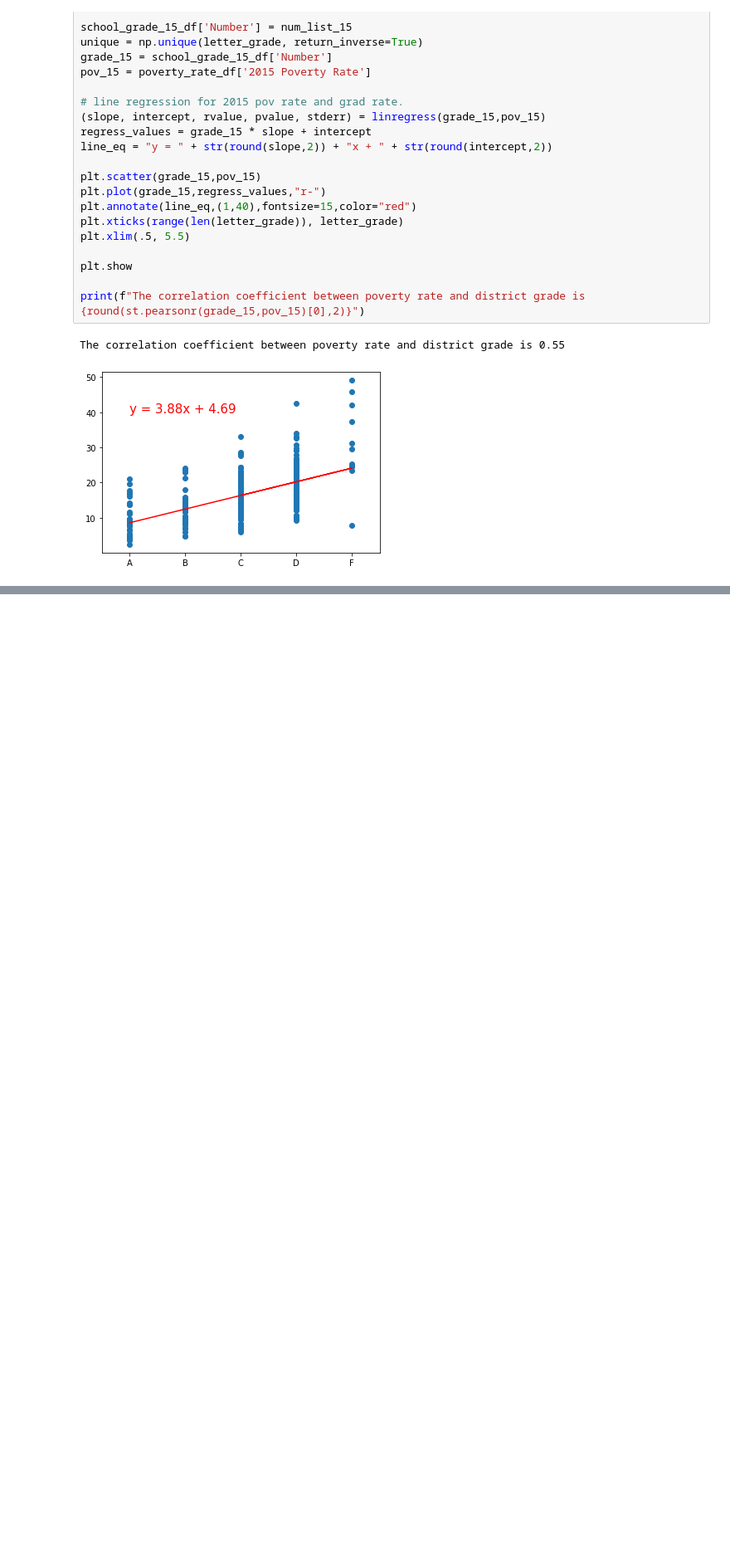
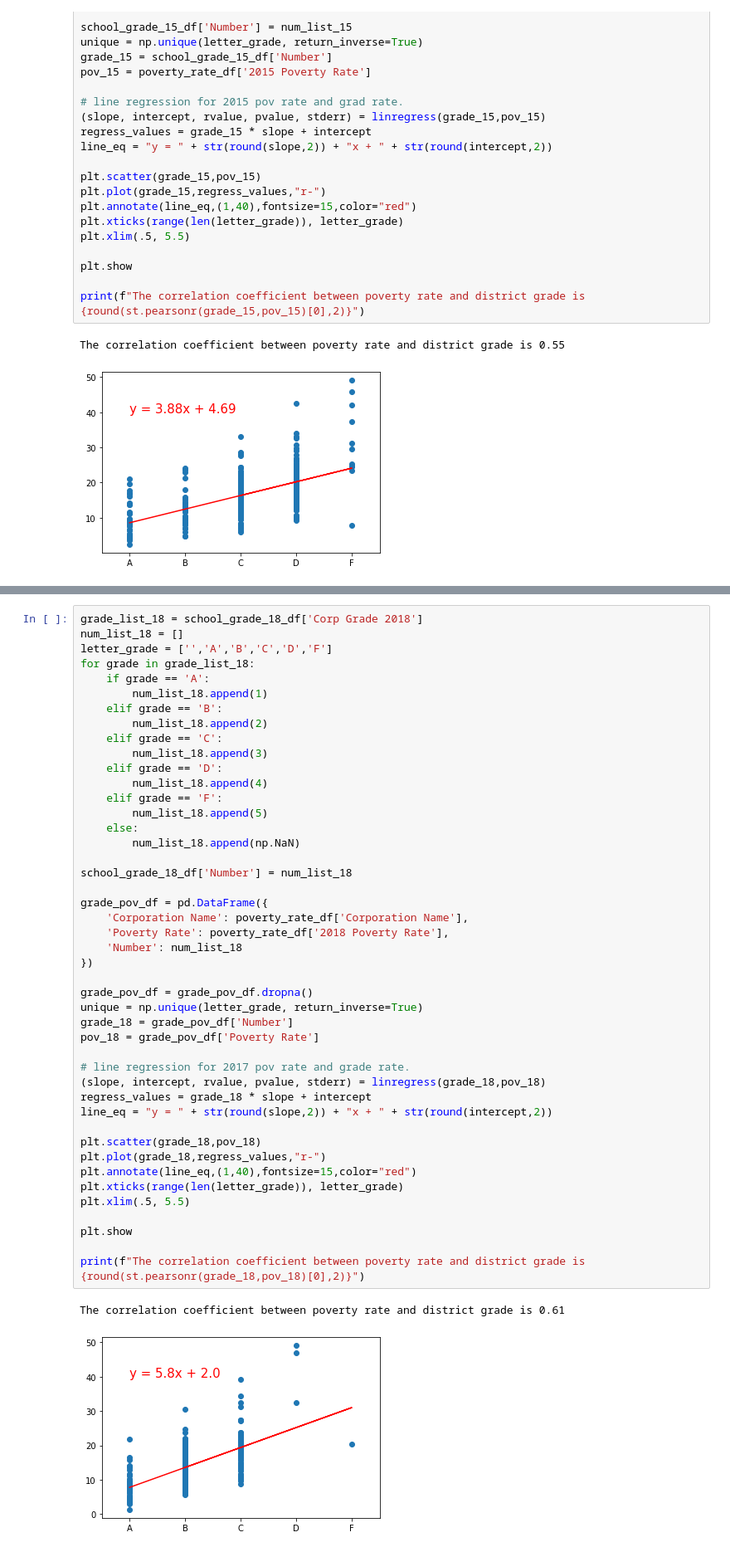
Before and after one commit to averydan/teamEducation, a Jupyter notebook: Poverty_vs_School_Grade.ipynb, the cells around one changed output, grey strips where cells are left out. Shown: that part at 83% size. Saved outputs shown, nothing was run; the diff lists cells and outputs as text; blank space fills up the shorter version.

```diff
--- a/Poverty_vs_School_Grade.ipynb
+++ b/Poverty_vs_School_Grade.ipynb
@@ -59,0 +146,48 @@ The correlation coefficient between poverty rate and district grade is 0.55
+# %%
+grade_list_18 = school_grade_18_df['Corp Grade 2018']
+num_list_18 = []
+letter_grade = ['','A','B','C','D','F']
+for grade in grade_list_18:
+    if grade == 'A':
+        num_list_18.append(1)
+    elif grade == 'B':
+        num_list_18.append(2)
+    elif grade == 'C':
+        num_list_18.append(3)
+    elif grade == 'D':
+        num_list_18.append(4)
+    elif grade == 'F':
+        num_list_18.append(5)
+    else:
+        num_list_18.append(np.NaN)
+
+school_grade_18_df['Number'] = num_list_18
+
+grade_pov_df = pd.DataFrame({
+    'Corporation Name': poverty_rate_df['Corporation Name'],
+    'Poverty Rate': poverty_rate_df['2018 Poverty Rate'],
+    'Number': num_list_18
+})
+
+grade_pov_df = grade_pov_df.dropna()
+unique = np.unique(letter_grade, return_inverse=True)
+grade_18 = grade_pov_df['Number']
+pov_18 = grade_pov_df['Poverty Rate']
+
+# line regression for 2017 pov rate and grade rate.
+(slope, intercept, rvalue, pvalue, stderr) = linregress(grade_18,pov_18)
+regress_values = grade_18 * slope + intercept
+line_eq = "y = " + str(round(slope,2)) + "x + " + str(round(intercept,2))
+
+plt.scatter(grade_18,pov_18)
+plt.plot(grade_18,regress_values,"r-")
+plt.annotate(line_eq,(1,40),fontsize=15,color="red")
+plt.xticks(range(len(letter_grade)), letter_grade)
+plt.xlim(.5, 5.5)
+
+plt.show
+
+print(f"The correlation coefficient between poverty rate and district grade is {round(st.pearsonr(grade_18,pov_18)[0],2)}")
+# %% [output]
+The correlation coefficient between poverty rate and district grade is 0.61
+[figure, added]
```
Also changed, not shown: parts of 4 cells of this notebook.
